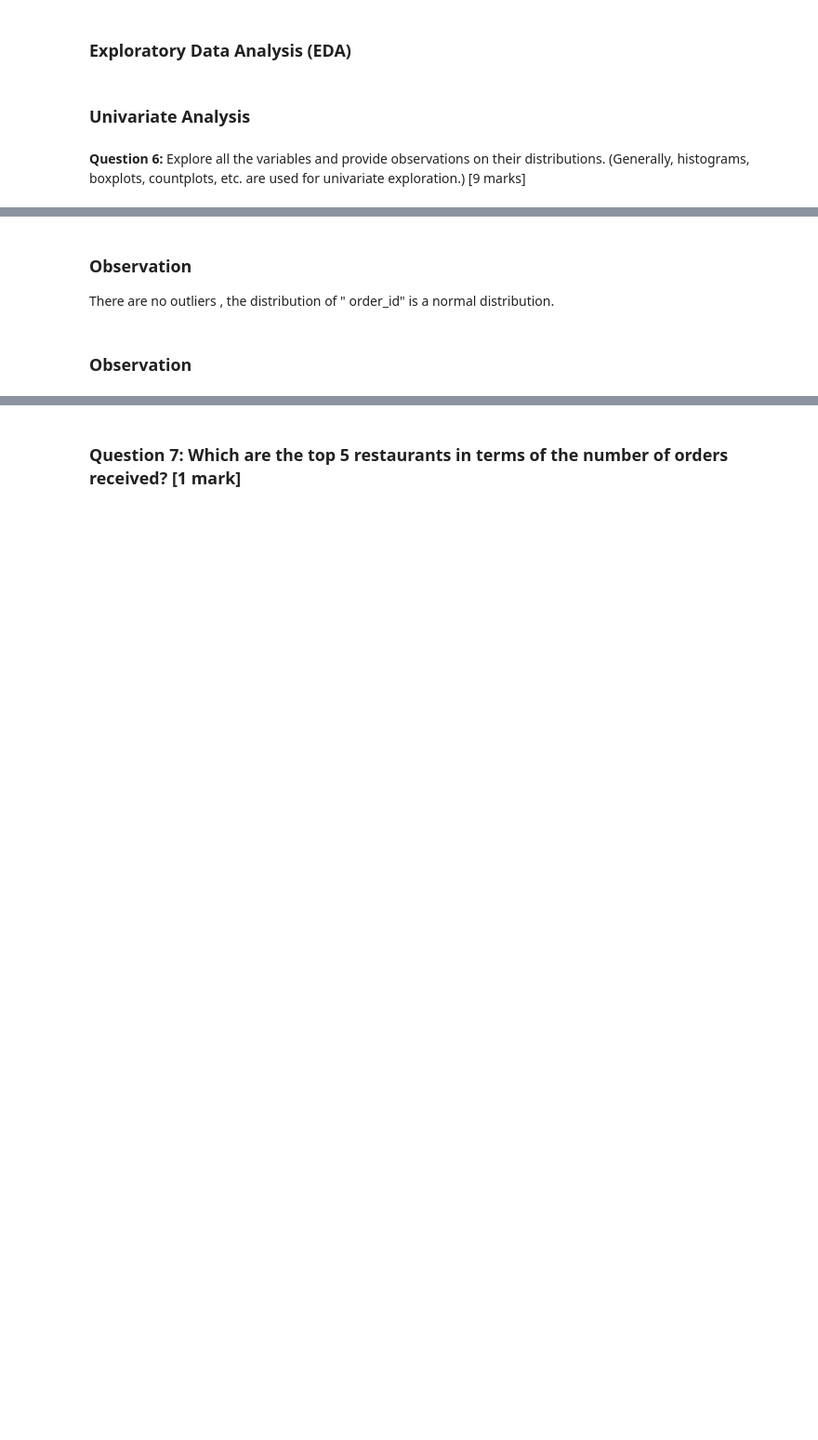
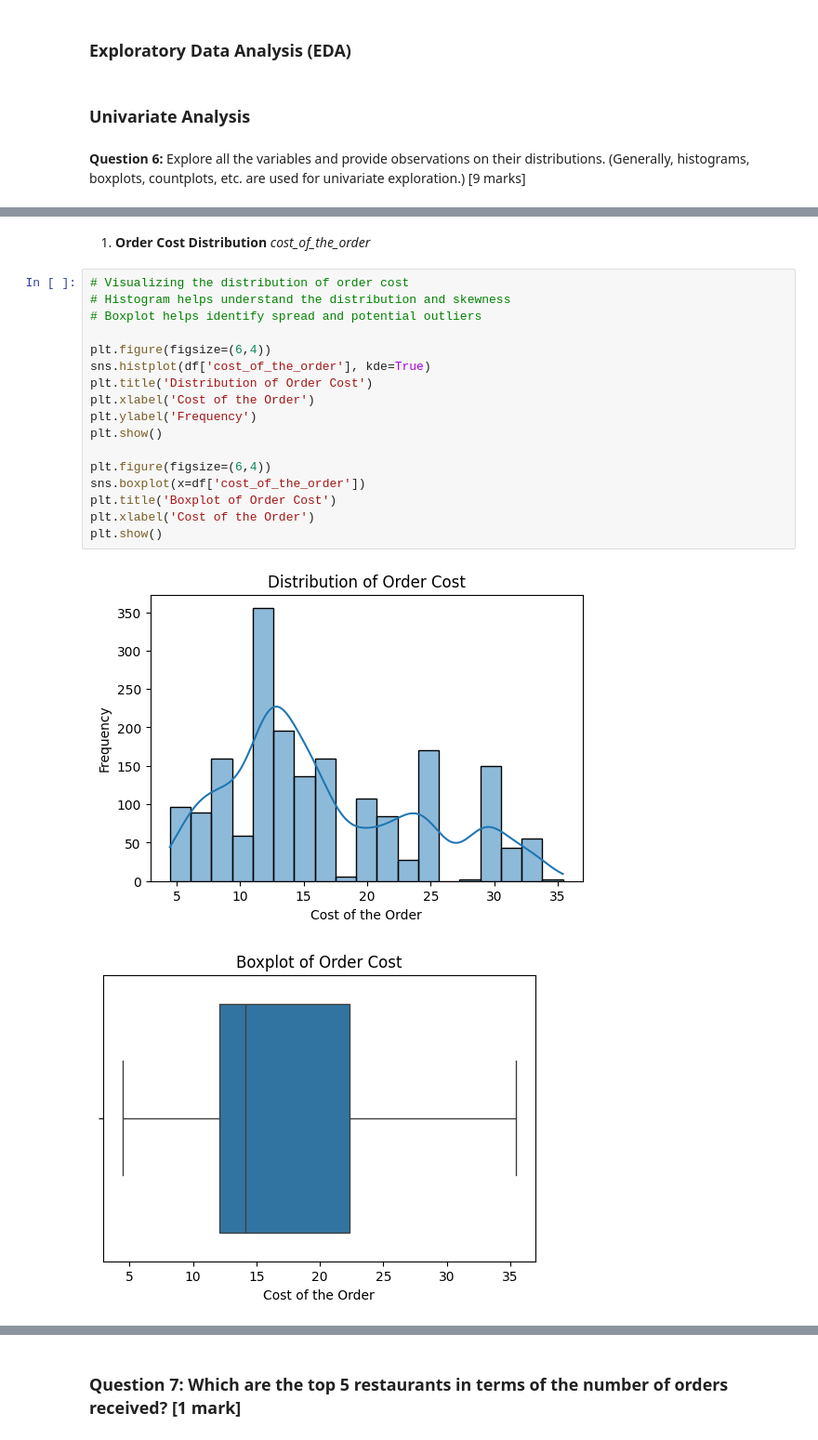
Before and after one commit to click2shivesh/shivesh-uta-aiml-py, a Jupyter notebook: Foodhub-Assignment-DataAnalysis-AIML-Notebook.ipynb, the cells around one changed output, grey strips where cells are left out. Shown at 93% size. Cells and saved outputs as stored; diff of their text form; blank space fills up the shorter version.

```diff
--- a/Foodhub-Assignment-DataAnalysis-AIML-Notebook.ipynb
+++ b/Foodhub-Assignment-DataAnalysis-AIML-Notebook.ipynb
@@ -374,5 +293,22 @@ dtype: int64
-# %% [markdown]
-### Observation
-There are no outliers , the distribution of " order_id" is a normal distribution.
-# %% [markdown]
-### Observation
+# %% [markdown]
+1. **Order Cost Distribution** *cost_of_the_order*
+# %%
+# Visualizing the distribution of order cost
+# Histogram helps understand the distribution and skewness
+# Boxplot helps identify spread and potential outliers
+
+plt.figure(figsize=(6,4))
+sns.histplot(df['cost_of_the_order'], kde=True)
+plt.title('Distribution of Order Cost')
+plt.xlabel('Cost of the Order')
+plt.ylabel('Frequency')
+plt.show()
+
+plt.figure(figsize=(6,4))
+sns.boxplot(x=df['cost_of_the_order'])
+plt.title('Boxplot of Order Cost')
+plt.xlabel('Cost of the Order')
+plt.show()
+# %% [output]
+[figure, added]
+[figure, added]
```
Also changed, not shown: parts of 67 cells of this notebook.
